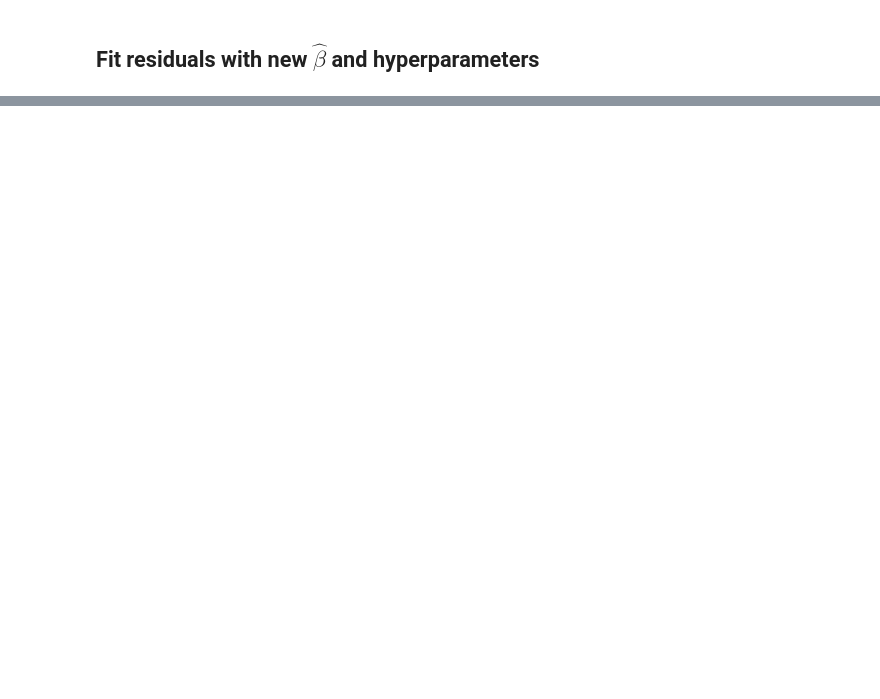
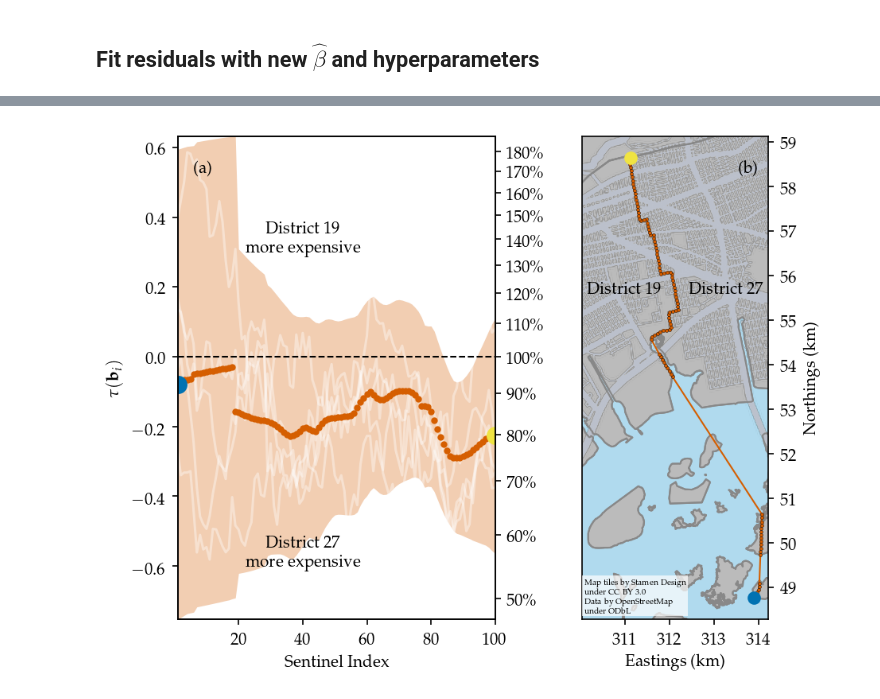
Before and after one commit to gwb/rdd-coverage, a Jupyter notebook: Maxime/NYC/NYC_Matern.ipynb, the cells around one changed output, grey strips where cells are left out. Drawn from its saved outputs; the diff is of its cells as text; code cells hidden in the pictures; blank space fills up the shorter version.

```diff
--- a/Maxime/NYC/NYC_Matern.ipynb
+++ b/Maxime/NYC/NYC_Matern.ipynb
@@ -465,0 +496,9 @@ There's almost no difference at all! The choice of kernel doesn't seem to matter
+# %%
+# obtain the residuals within each district
+residuals_rd = empty(nyc_rd)
+for key in keys(nyc_rd)
+    residuals_rd[key] = GeoRDD.residuals_data(nyc_rd[key], βhat)
+end
+# %%
+resid_GP_dict = GeoRDD.GPRealisations(residuals_rd, mgpcv.kernel, exp(mgpcv.logNoise))
+;
@@ -465,0 +507,8 @@ There's almost no difference at all! The choice of kernel doesn't seem to matter
+# %%
+distrA,distrB=19,27
+border = GeoRDD.get_border(nyc_rd[distrA], nyc_rd[distrB], 10.0)
+sentinels = GeoRDD.sentinels(border, 100)
+μpost, Σpost = GeoRDD.cliff_face(resid_GP_dict[distrA],
+                                 resid_GP_dict[distrB],
+                                 sentinels)
+;
@@ -465,0 +546,79 @@ There's almost no difference at all! The choice of kernel doesn't seem to matter
+# %%
+distrA = 19
+distrB = 27
+msize = 7 # size of first sentinel / last sentinel marker
+PyPlot.plt[:interactive](true)
+ax = plt.gca()
+plt.subplot(1,2,2)
+
+PyPlot.plt[:interactive](false)
+plt.plot(sentinels[1,:], sentinels[2,:], linewidth=1,
+        linestyle="-", marker="o",
+        markeredgecolor="black",
+        markeredgewidth=0.2,
+        markersize=2,
+        color=cbbPalette[6])
+plt.plot(sentinels[1,1], sentinels[2,1], "o", color=cbbPalette[5], markersize=msize, label="first point")
+plt.plot(sentinels[1,end], sentinels[2,end], "o", color=cbbPalette[4], markersize=msize, label="last point")
+plt.text(sentinels[1,50]+1000,sentinels[2,50], "District 27", horizontalalignment="left")
+plt.text(sentinels[1,50]-1000,sentinels[2,50], "District 19", horizontalalignment="right")
+ax[:set_aspect]("equal")
+plt.xlim(plt.xlim()[1]-3000,plt.xlim()[2])
+_xlim = plt.xlim()
+_ylim = plt.ylim()
+
+NYC.background_schdistrs(plt.gca(),
+            color="#BBBBBB",
+            edgecolor="#888888",
+            alpha=1.0,
+            linestyle="-",
+            linewidth=1,
+            zorder=-10
+            )
+NYC.plot_streets(; zoom=12, rgb=(188, 193, 204), zorder=-8)
+NYC.background_schdistrs(plt.gca(),
+            color="none",
+            edgecolor="#888888",
+            alpha=1.0,
+            linestyle="-",
+            linewidth=1,
+            zorder=-6
+            )
+plt.text(0.01, 0.01, "Map tiles by Stamen Design\nunder CC BY 3.0\nData by OpenStreetMap\nunder ODbL",
+    horizontalalignment="left",
+    verticalalignment="bottom",
+    fontsize=5,
+    bbox=Dict(:edgecolor=>"none",:facecolor=>"white", :alpha=>0.7, :pad=>1.0),
+    transform = plt.gca()[:transAxes], zorder=42)
+plt.xlim(_xlim)
+plt.ylim(_ylim)
+NYC.ticks_km(1.0)
+ax = plt.gca()
+ax[:set_facecolor]("#B0DAEE")
+ax[:yaxis][:tick_right]()
+ax[:yaxis][:set_label_position]("right")
+
+title_in_axis("(b)", :right)
+
+### Cliff Face
+
+plt.subplot(1,2,1)
+# plt.title("Treatment Effect Cliff Face")
+Random.seed!(2)
+NYC.plot_cliffface(μpost,Σpost, cbbPalette[6]; ndraws=5)
+plt.axhline(y=0, color="black", linewidth=1, linestyle="--")
+plt.text(40, 0.3,  "District 19\nmore expensive", horizontalalignment="center")
+plt.text(40, -0.6, "District 27\nmore expensive", horizontalalignment="center")
+plt.ylabel(L"\tau(\mathbf{b}_i)")
+plt.xlabel("Sentinel Index")
+# plt.legend()
+plt.tight_layout()
+title_in_axis("(a)", :left)
+PyPlot.plt[:interactive](true)
+if do_savefig
+    plt.savefig(joinpath(figures_dir, "NYC_cliff_face.pdf"), bbox_inches="tight", transparent=true)
+    plt.savefig(joinpath(figures_dir, "NYC_cliff_face.png"), bbox_inches="tight", transparent=true)
+end
+;
+# %% [output]
+[figure, added]
```
Also changed, not shown: parts of 120 cells of this notebook.
